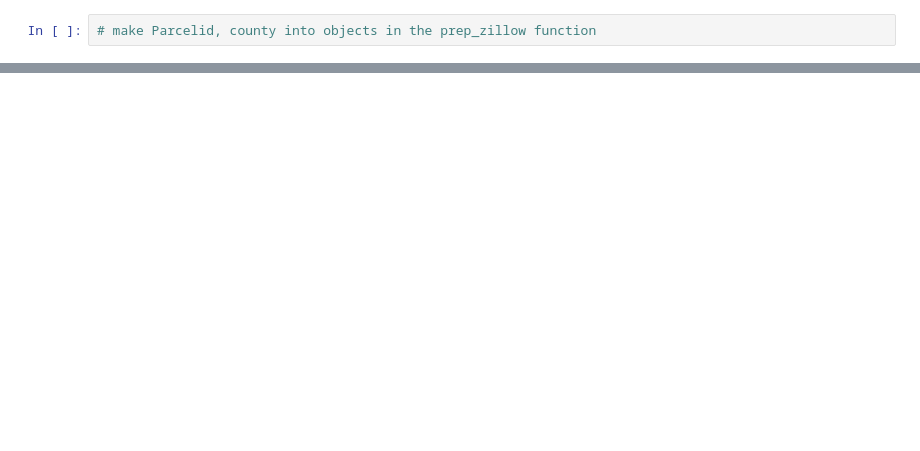
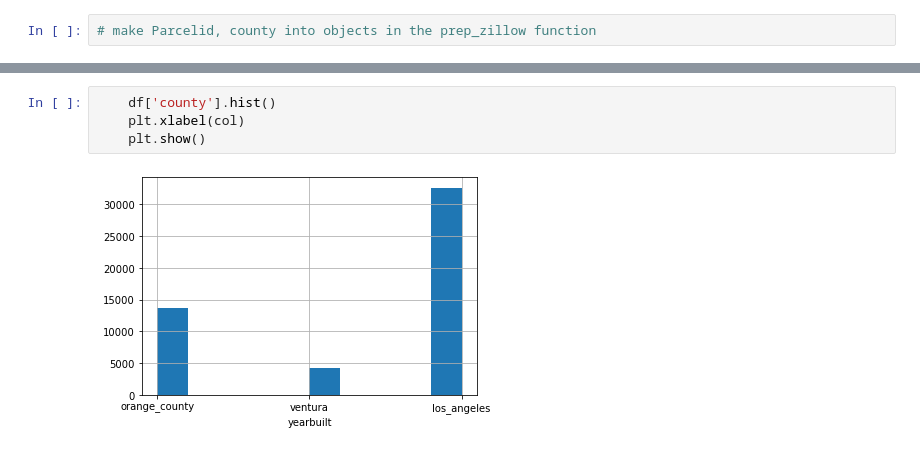
Before and after one commit to fred-lindsey/projects, a Jupyter notebook: zillow_home_price_predictor/scratch_notebook_and_MVP.ipynb, the cells around one changed output, grey strips where cells are left out. Drawn from its saved outputs; the diff is of its cells as text; blank space fills up the shorter version.

```diff
--- a/zillow_home_price_predictor/scratch_notebook_and_MVP.ipynb
+++ b/zillow_home_price_predictor/scratch_notebook_and_MVP.ipynb
@@ -152,0 +234,6 @@ See Full Dataframe in Mito
+# %%
+    df['county'].hist()
+    plt.xlabel(col)
+    plt.show()
+# %% [output]
+[figure, added]
```
Also changed, not shown: parts of 112 cells of this notebook, 2 other files.
